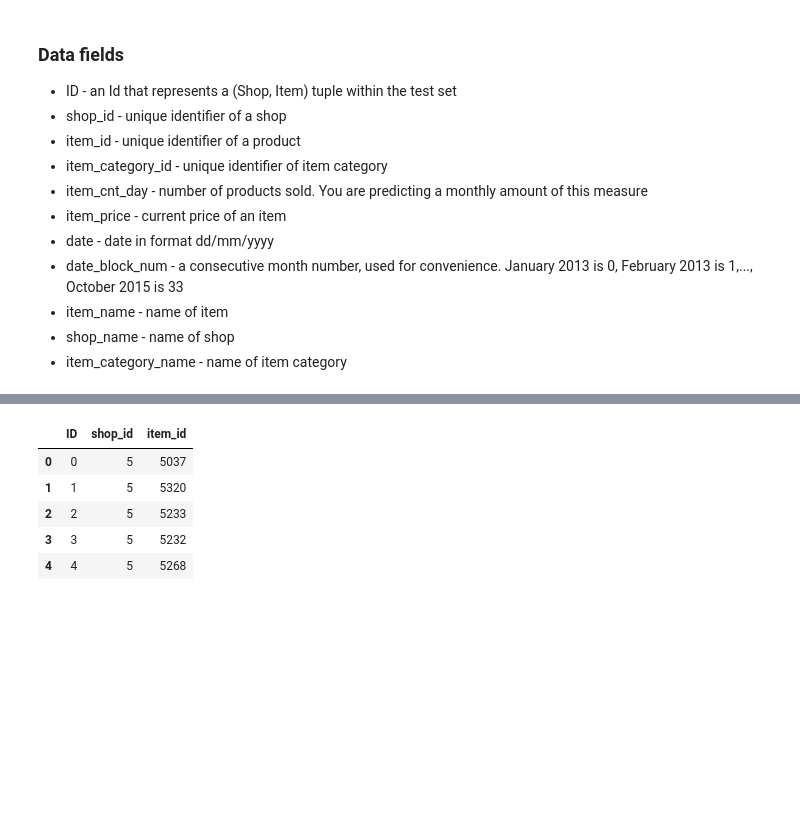
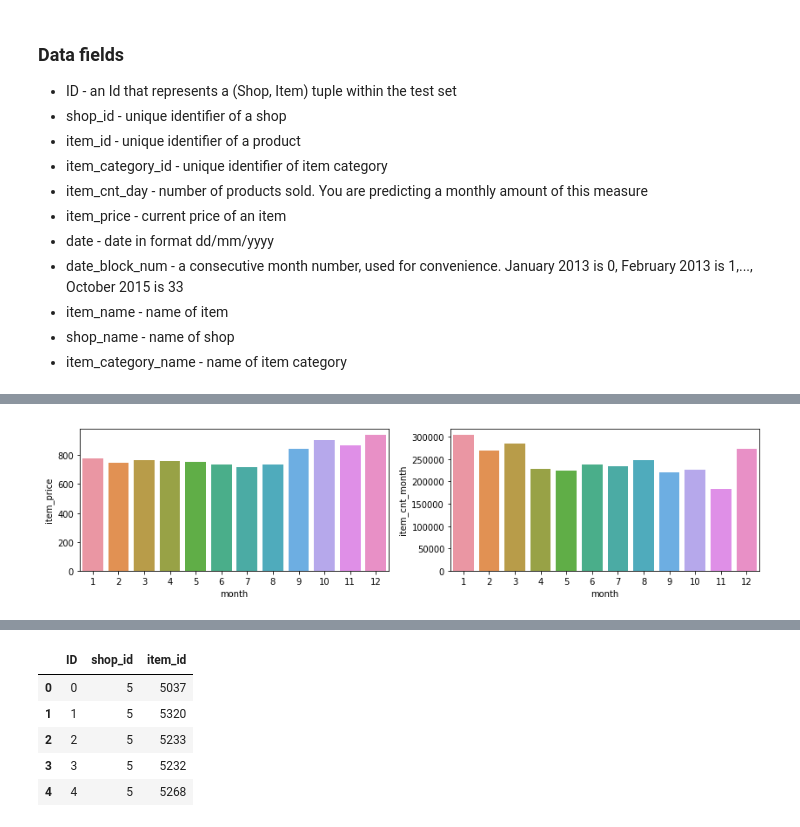
Before and after one commit to moerashidi/Predict_Future_Sales, a Jupyter notebook: Predict_Future_Sales.ipynb, the cells around one changed output, grey strips where cells are left out. Cells and saved outputs as stored; diff of their text form; code cells hidden in the pictures; blank space fills up the shorter version.

```diff
--- a/Predict_Future_Sales.ipynb
+++ b/Predict_Future_Sales.ipynb
@@ -39,0 +111,8 @@ df.head()
+# %%
+plt.figure(figsize=(14,3))
+plt.subplot(121)
+sns.barplot(df.groupby('month')['item_price'].mean().index,df.groupby('month')['item_price'].mean())
+plt.subplot(122)
+sns.barplot(df.groupby('month')['item_cnt_month'].sum().index,df.groupby('month')['item_cnt_month'].sum());
+# %% [output]
+[figure, added]
```
Also changed, not shown: parts of 22 cells of this notebook.
